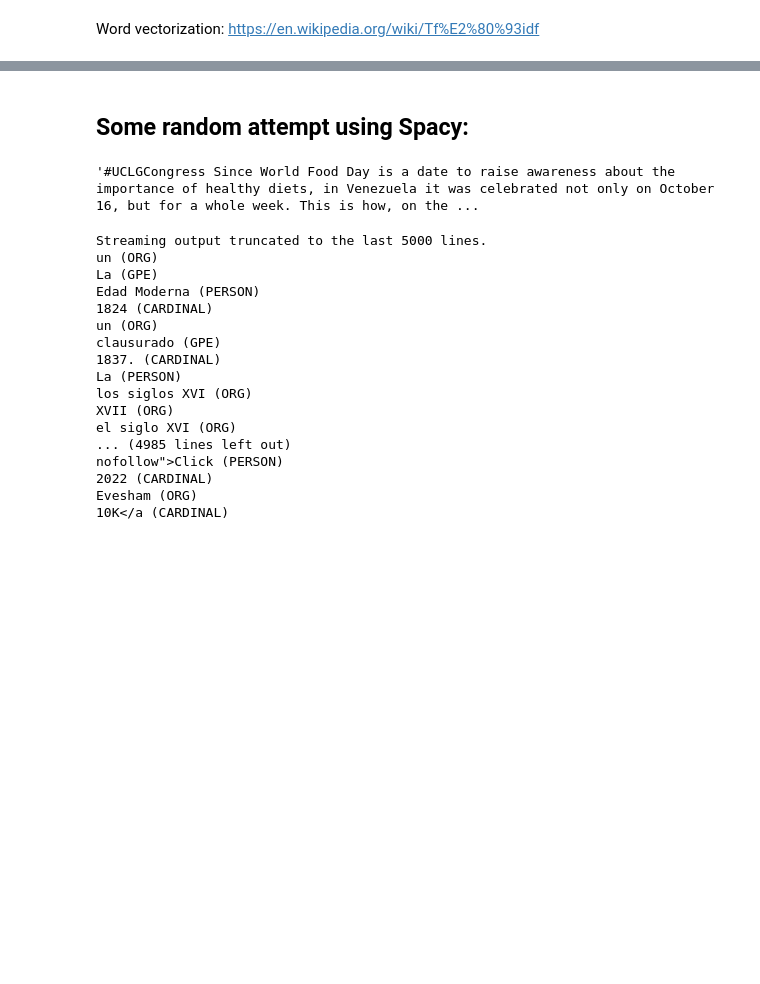
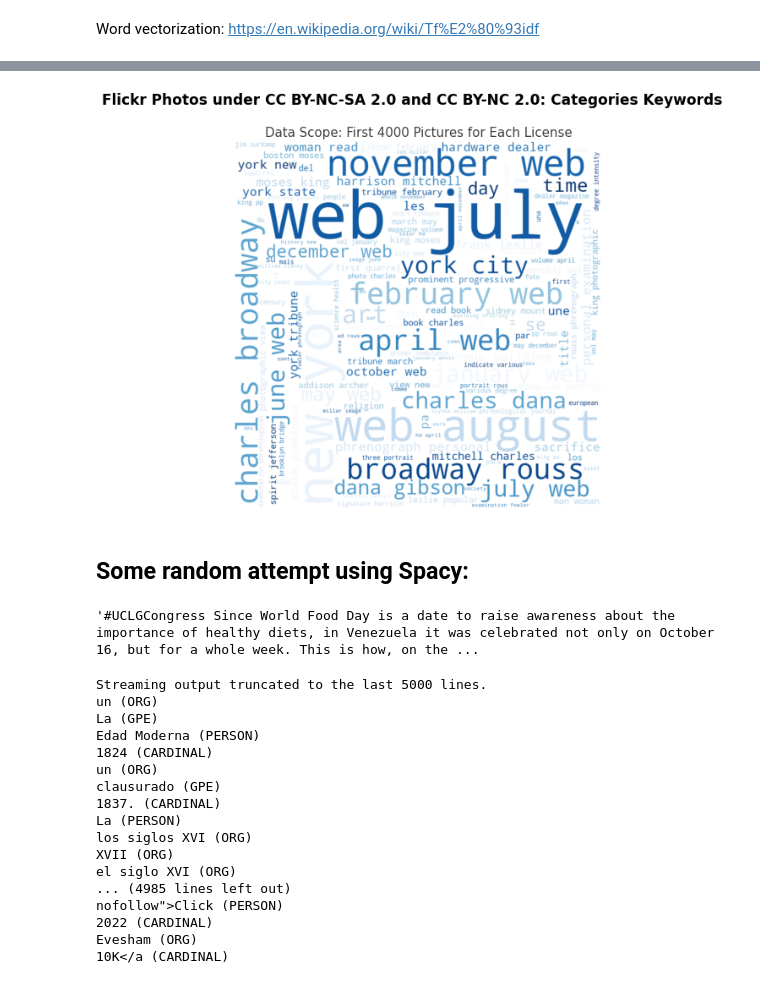
Before and after one commit to creativecommons/quantifying, a Jupyter notebook: analyze/Geomap_and_Model_building.ipynb, the cells around one changed output, grey strips where cells are left out. Saved outputs shown, nothing was run; the diff lists cells and outputs as text; code cells hidden in the pictures; blank space fills up the shorter version.

```diff
--- a/analyze/Geomap_and_Model_building.ipynb
+++ b/analyze/Geomap_and_Model_building.ipynb
@@ -664,3 +913,41 @@ print("SVM Accuracy Score -> ",accuracy_score(predictions_SVM, Test_Y)*100)
+# %%
+list_tags = (merged1_2["text_final"][7]).strip("]'[").split("', '")
+# Converting string to list
+for row in merged1_2["text_final"][10:]:
+  if str(row).strip("]'[").split("', '"):
+    list_tags += str(row).strip("]'[").split("', '")
+# %%
+    text = ""
+    stopwords = set(STOPWORDS)
+    for word in list_tags:
+        # Splitting each tag into its constituent words
+        tokens = word.split()
+        # Converting each word to lower case
+        for i in range(len(tokens)):
+            tokens[i] = tokens[i].lower()
+        # Adding each word to text
+        text += " ".join(tokens) + " "
+# %%
+flickr_customized = {"amp", "noreferrer", "https", "href", "nofollow", "de", "lo", "à", "que",
+                     "la", "quot", "le", "en", "e", "et", "el", "ou", "q", "da", "qui", "un"}
+stopwords = stopwords.union(flickr_customized)
+# %%
+word_cloud = WordCloud(
+        width=800,
+        height=800,
+        background_color="white",
+        stopwords=stopwords,
+        min_font_size=10,
+        colormap="Blues"
+).generate(text)
+plt.figure(figsize=(8, 8), facecolor=None)
+plt.imshow(word_cloud, interpolation="bilinear")
+plt.axis("off")
+plt.title("Data Scope: First 4000 Pictures for Each License", fontsize=15, alpha=0.75)
+plt.suptitle('Flickr Photos under CC BY-NC-SA 2.0 and CC BY-NC 2.0: Categories Keywords',fontsize=17, fontweight="bold")
+plt.show()
+# %% [output]
+[figure, added]
 # %% [markdown]
 ## Some random attempt using Spacy:
 # %%
```
Also changed, not shown: parts of 29 cells of this notebook, 9 other files.
